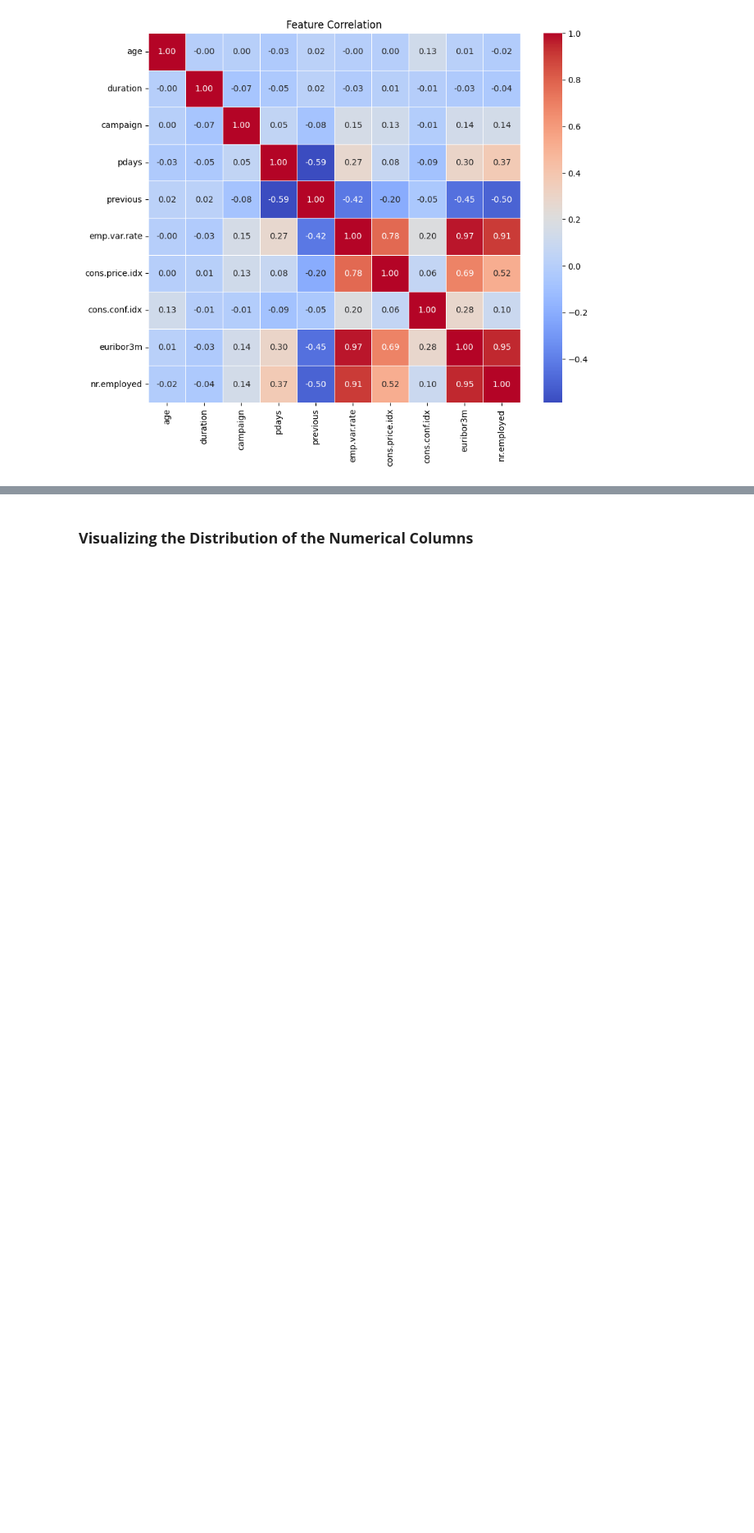
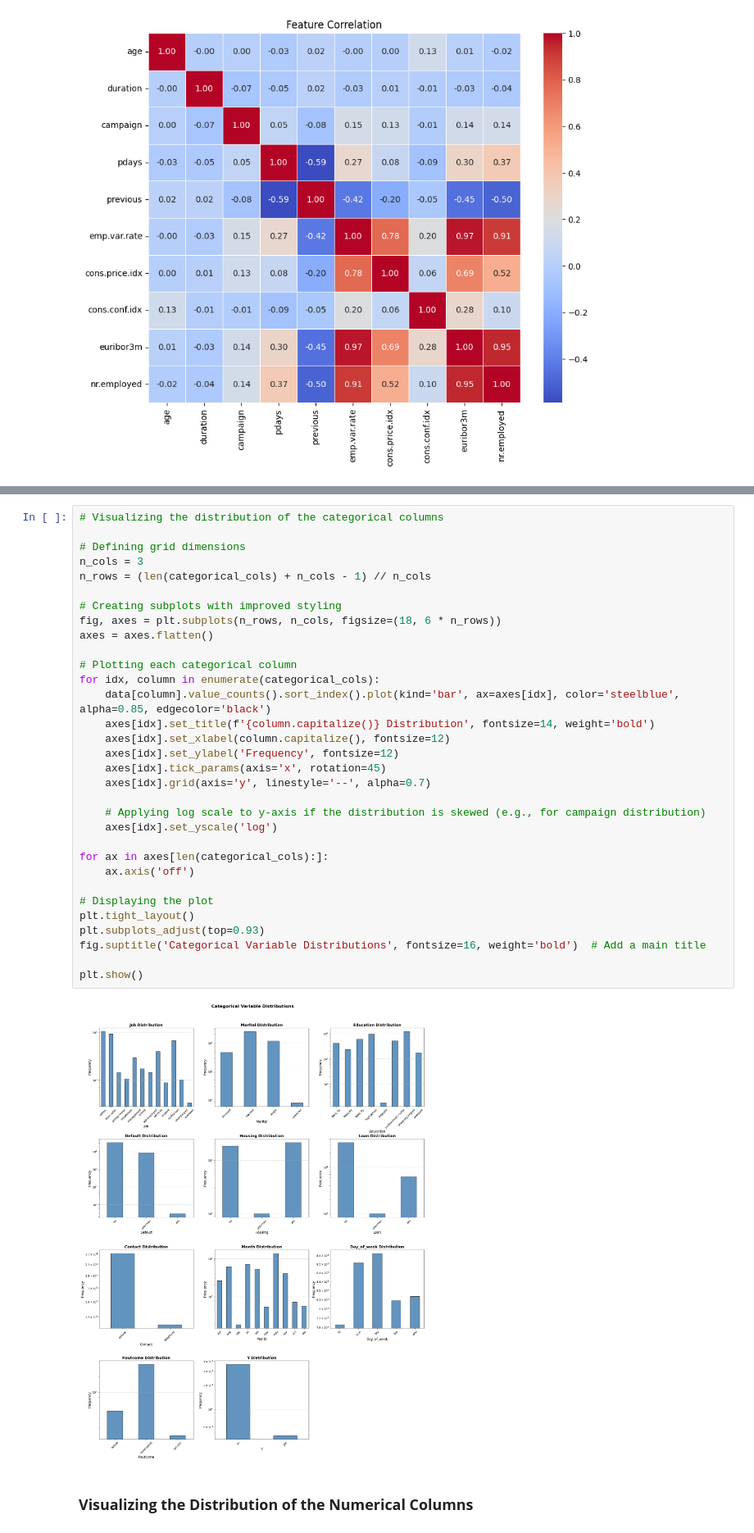
Before and after one commit to ShabnaIlmi/Bank-Marketing-Random-Forest-and-Neural-Networks, a Jupyter notebook: Coursework.ipynb, the cells around one changed output, grey strips where cells are left out. Shown at 82% size. Drawn from its saved outputs; the diff is of its cells as text; blank space fills up the shorter version.

```diff
--- a/Coursework.ipynb
+++ b/Coursework.ipynb
@@ -232,3 +236,37 @@ plt.show()
+# %%
+# Visualizing the distribution of the categorical columns
+
+# Defining grid dimensions
+n_cols = 3
+n_rows = (len(categorical_cols) + n_cols - 1) // n_cols
+
+# Creating subplots with improved styling
+fig, axes = plt.subplots(n_rows, n_cols, figsize=(18, 6 * n_rows))
+axes = axes.flatten()
+
+# Plotting each categorical column
+for idx, column in enumerate(categorical_cols):
+    data[column].value_counts().sort_index().plot(kind='bar', ax=axes[idx], color='steelblue', alpha=0.85, edgecolor='black')
+    axes[idx].set_title(f'{column.capitalize()} Distribution', fontsize=14, weight='bold')
+    axes[idx].set_xlabel(column.capitalize(), fontsize=12)
+    axes[idx].set_ylabel('Frequency', fontsize=12)
+    axes[idx].tick_params(axis='x', rotation=45)
+    axes[idx].grid(axis='y', linestyle='--', alpha=0.7)
+
+    # Applying log scale to y-axis if the distribution is skewed (e.g., for campaign distribution)
+    axes[idx].set_yscale('log')
+
+for ax in axes[len(categorical_cols):]:
+    ax.axis('off')
+
+# Displaying the plot
+plt.tight_layout()
+plt.subplots_adjust(top=0.93)
+fig.suptitle('Categorical Variable Distributions', fontsize=16, weight='bold')  # Add a main title
+
+plt.show()
+# %% [output]
+[figure, added]
 # %% [markdown]
 ### **Visualizing the Distribution of the Numerical Columns**
 # %%
```
Also changed, not shown: parts of 65 cells of this notebook.
